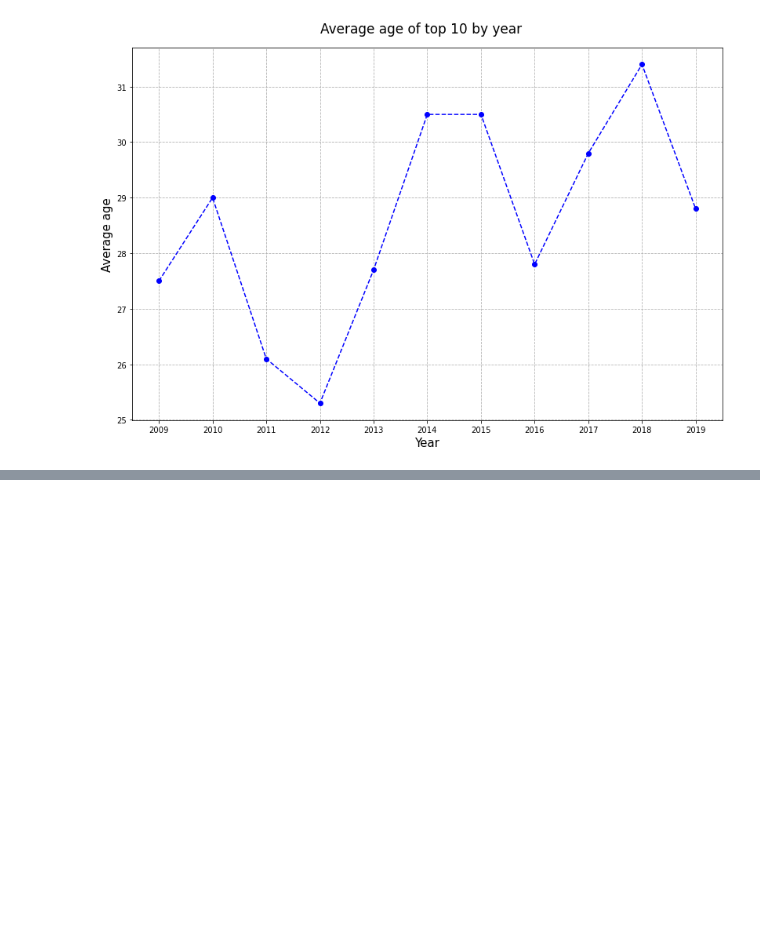
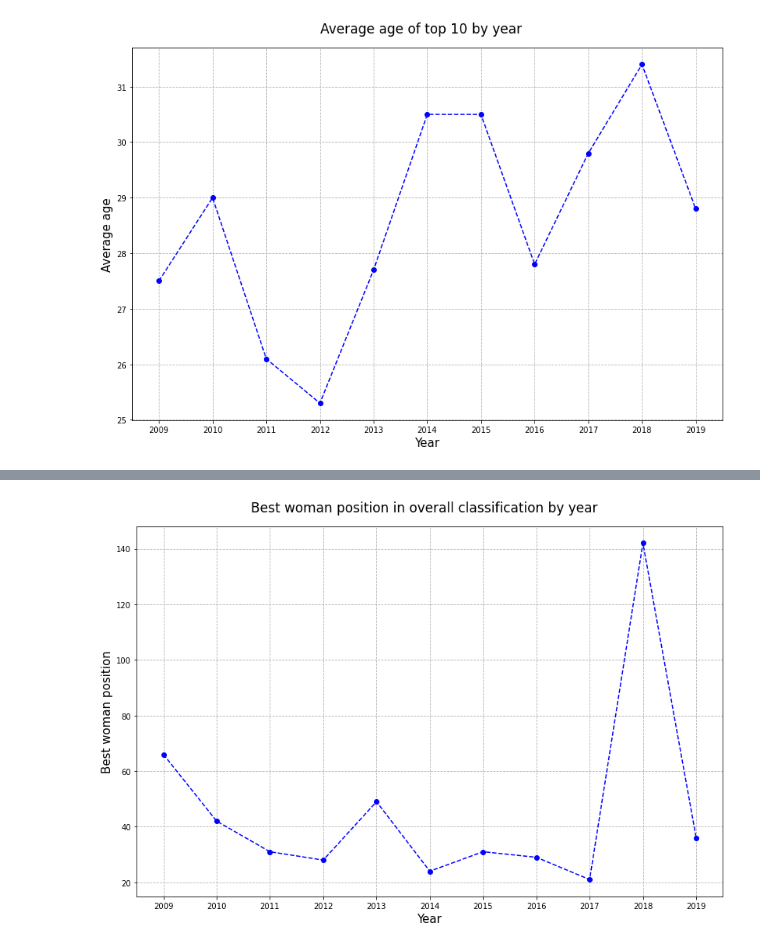
Before and after one commit to tadeq/Boston-marathon-data-analysis, a Jupyter notebook: data_analysis.ipynb, the cells around one changed output, grey strips where cells are left out. Saved outputs shown, nothing was run; the diff lists cells and outputs as text; code cells hidden in the pictures; blank space fills up the shorter version.

```diff
--- a/data_analysis.ipynb
+++ b/data_analysis.ipynb
@@ -553,0 +563,6 @@ Name: Overall, dtype: int64
+# %%
+women_best_results_by_year = {year : results[results['M/F']=='F'].head(1)['Overall'].values[0] for year, results in results_by_year.items()}
+prepare_basic_line_chart(women_best_results_by_year, 'Best woman position in overall classification by year', 'Year', 'Best woman position')
+plt.savefig('img/best_woman_overall_by_year.png')
+# %% [output]
+[figure, added]
```
Also changed, not shown: parts of 9 cells of this notebook.
